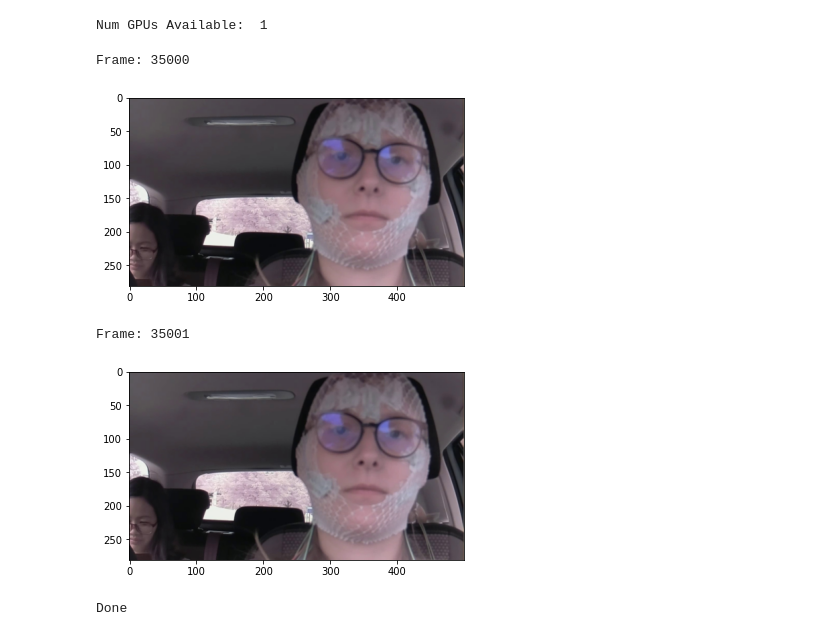
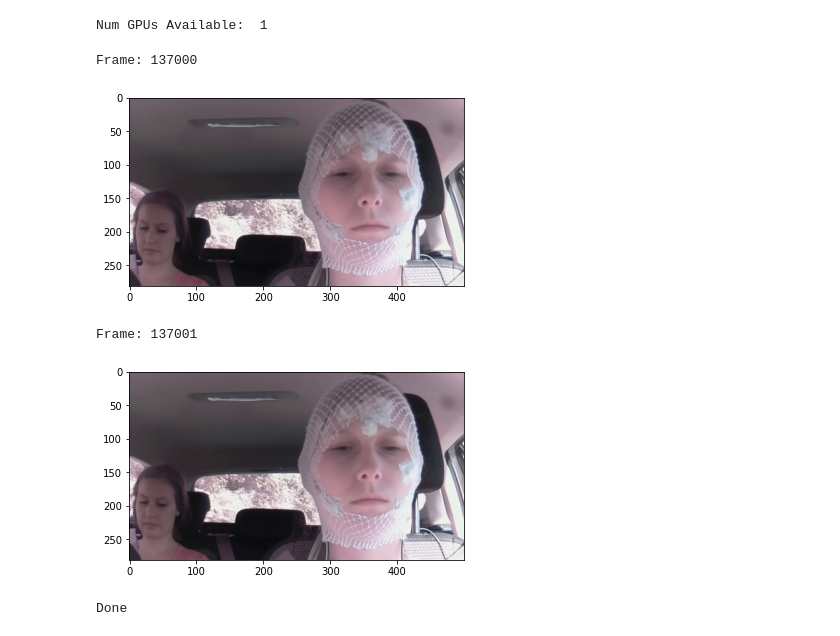
Before and after one commit to fruste/driver-drowsiness, a Jupyter notebook: code/blinking_detection.ipynb, the cells around one changed output. Saved outputs shown, nothing was run; the diff lists cells and outputs as text; code cells hidden in the pictures.

```diff
--- a/code/blinking_detection.ipynb
+++ b/code/blinking_detection.ipynb
@@ -147,26 +147,26 @@ def get_landmarks(img, gray, rects, show=False):
 # %%
 # Specify subject number and condition.
 subject = 'P11406'
-condition = 'sleepy'
+condition = 'normal'
 # %%
-frame_start = 35000
-frame_end = 35001
+frame_start = 137000
+frame_end = 137001
 
 frames = range(frame_start, frame_end + 1)
 
 # Just plotting sequence of frames
 def plot_frames(frames):
     for frame in frames:
         path = '../frames/' + subject + '/' + condition + '/frame' + str(frame) + '.jpg'
         print("Frame: " + str(frame))
         test_img, gray = load_image(path, show=True, gray_show=False)
 
 plot_frames(frames)
 # %% [output]
-Frame: 35000
+Frame: 137000
-[figure, old version]
+[figure, new version]
-Frame: 35001
+Frame: 137001
-[figure, old version]
+[figure, new version]
 # %%
 IMG_SIZE = (1296,730)
 B_SIZE = (34, 26)
```
Also changed, not shown: parts of 1 cell of this notebook, 7 other files.
